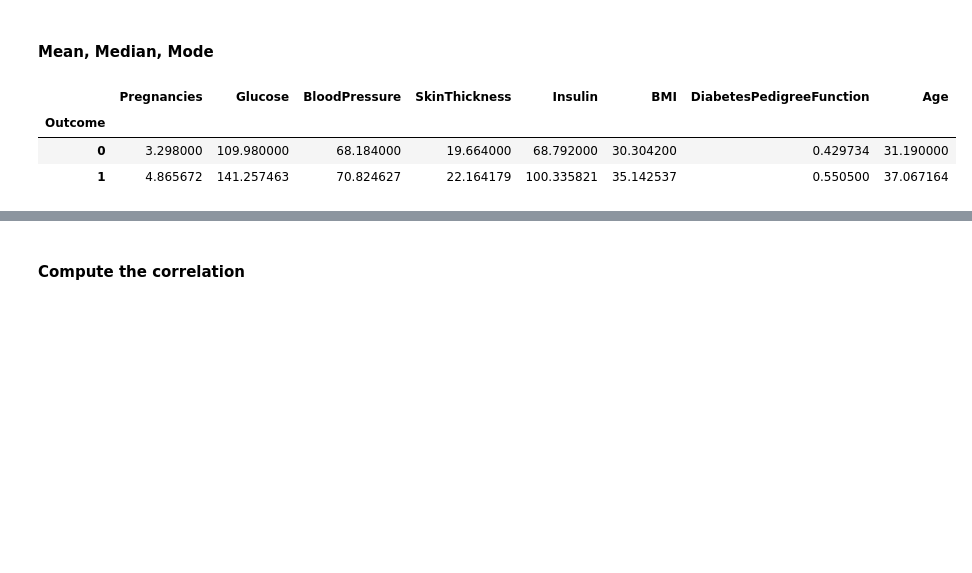
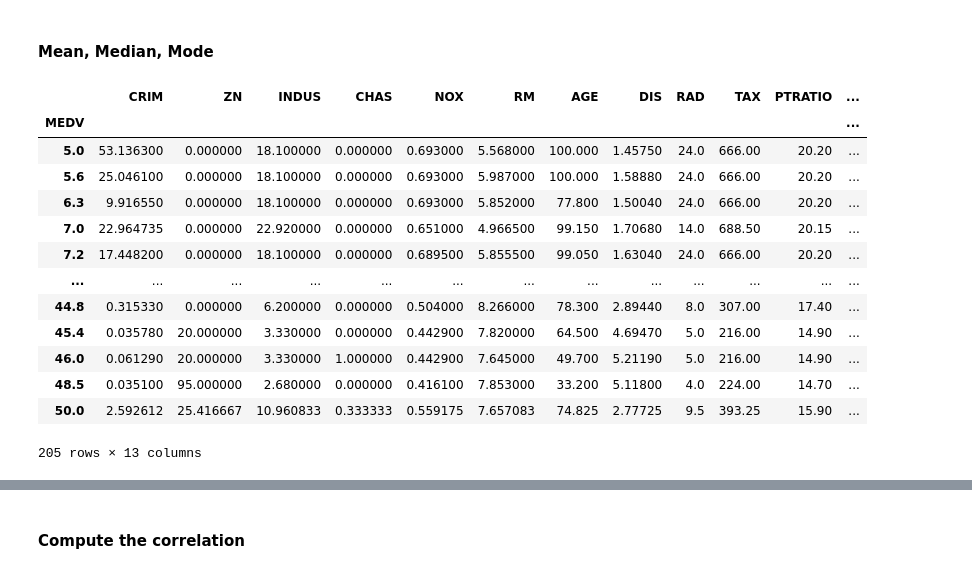
Before and after one commit to reue-lly/Predictive-Analytics-using-Machine-Learning, a Jupyter notebook: Activity-2/Activity_2_Training_Linear_Models.ipynb, the cells around one changed output, grey strips where cells are left out. Saved outputs shown, nothing was run; the diff lists cells and outputs as text; code cells hidden in the pictures; blank space fills up the shorter version.

```diff
--- a/Activity-2/Activity_2_Training_Linear_Models.ipynb
+++ b/Activity-2/Activity_2_Training_Linear_Models.ipynb
@@ -1131,5 +1131,5 @@ Mounted at /content/drive
 import pandas as pd
 from sklearn.model_selection import train_test_split
 # %%
-diabetes = pd.read_csv('/content/drive/MyDrive/Activity_2_Training_Linear_Models/diabetes.csv')
+housing = pd.read_csv('/content/drive/MyDrive/Activity_2_Training_Linear_Models/HousingData.csv')
 # %%
@@ -1188,0 +1225,3 @@ dtype: int64
+# %%
+# delete na values
+housing.dropna(inplace = True)
@@ -1211,11 +1270,21 @@ stats_Diabetes
 #### Mean, Median, Mode
 # %%
 # mean
-diabetes.groupby('Outcome').mean()
+housing.groupby('MEDV').mean()
 # %% [output]
-|  | Pregnancies | Glucose | BloodPressure | SkinThickness | Insulin | BMI | DiabetesPedigreeFunction | Age |
-| Outcome |  |  |  |  |  |  |  |  |
-| 0 | 3.298000 | 109.980000 | 68.184000 | 19.664000 | 68.792000 | 30.304200 | 0.429734 | 31.190000 |
-| 1 | 4.865672 | 141.257463 | 70.824627 | 22.164179 | 100.335821 | 35.142537 | 0.550500 | 37.067164 |
+|  | CRIM | ZN | INDUS | CHAS | NOX | RM | AGE | DIS | RAD | TAX | PTRATIO | ... |
+| MEDV |  |  |  |  |  |  |  |  |  |  |  | ... |
+| 5.0 | 53.136300 | 0.000000 | 18.100000 | 0.000000 | 0.693000 | 5.568000 | 100.000 | 1.45750 | 24.0 | 666.00 | 20.20 | ... |
+| 5.6 | 25.046100 | 0.000000 | 18.100000 | 0.000000 | 0.693000 | 5.987000 | 100.000 | 1.58880 | 24.0 | 666.00 | 20.20 | ... |
+| 6.3 | 9.916550 | 0.000000 | 18.100000 | 0.000000 | 0.693000 | 5.852000 | 77.800 | 1.50040 | 24.0 | 666.00 | 20.20 | ... |
+| 7.0 | 22.964735 | 0.000000 | 22.920000 | 0.000000 | 0.651000 | 4.966500 | 99.150 | 1.70680 | 14.0 | 688.50 | 20.15 | ... |
+| 7.2 | 17.448200 | 0.000000 | 18.100000 | 0.000000 | 0.689500 | 5.855500 | 99.050 | 1.63040 | 24.0 | 666.00 | 20.20 | ... |
+| ... | ... | ... | ... | ... | ... | ... | ... | ... | ... | ... | ... | ... |
+| 44.8 | 0.315330 | 0.000000 | 6.200000 | 0.000000 | 0.504000 | 8.266000 | 78.300 | 2.89440 | 8.0 | 307.00 | 17.40 | ... |
+| 45.4 | 0.035780 | 20.000000 | 3.330000 | 0.000000 | 0.442900 | 7.820000 | 64.500 | 4.69470 | 5.0 | 216.00 | 14.90 | ... |
+| 46.0 | 0.061290 | 20.000000 | 3.330000 | 1.000000 | 0.442900 | 7.645000 | 49.700 | 5.21190 | 5.0 | 216.00 | 14.90 | ... |
+| 48.5 | 0.035100 | 95.000000 | 2.680000 | 0.000000 | 0.416100 | 7.853000 | 33.200 | 5.11800 | 4.0 | 224.00 | 14.70 | ... |
+| 50.0 | 2.592612 | 25.416667 | 10.960833 | 0.333333 | 0.559175 | 7.657083 | 74.825 | 2.77725 | 9.5 | 393.25 | 15.90 | ... |
+205 rows × 13 columns
 # %%
 # median
```
Also changed, not shown: parts of 14 cells of this notebook.
